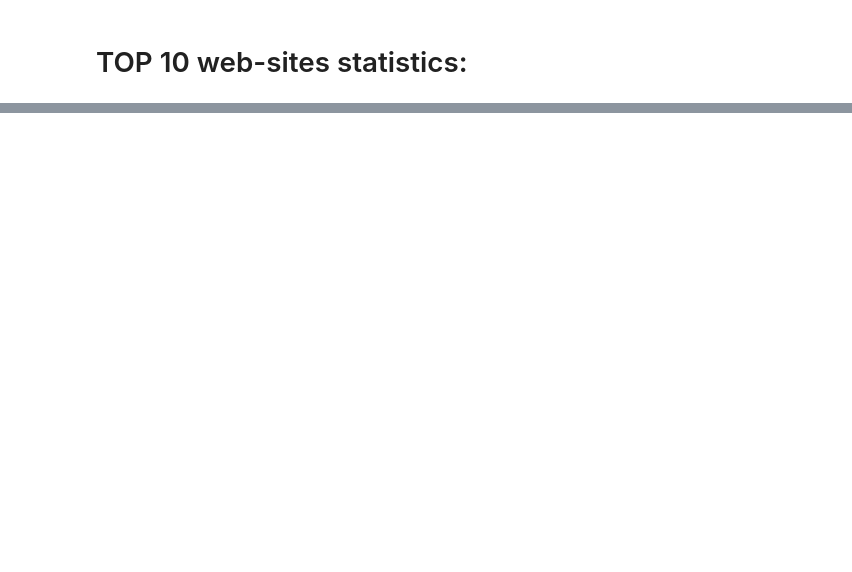
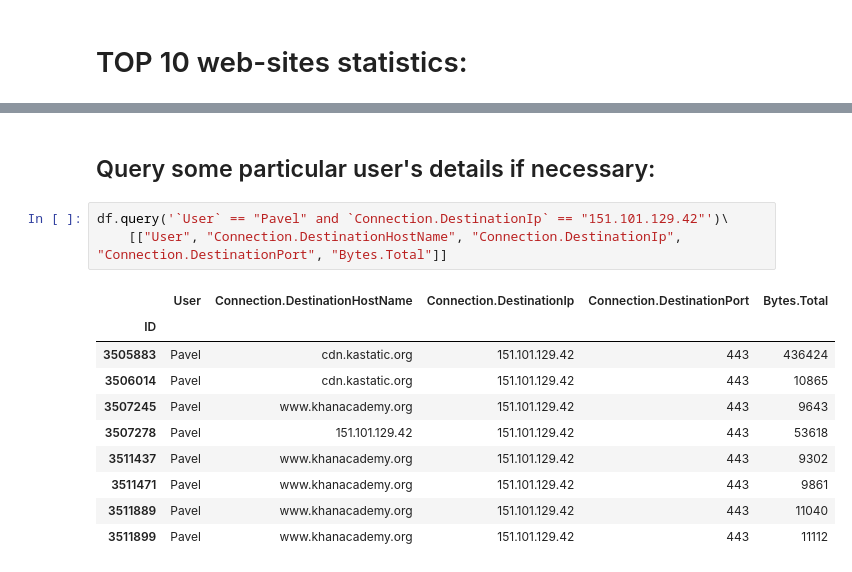
Before and after one commit to filkovsp/KerioLogParser, a Jupyter notebook: main.ipynb, the cells around one changed output, grey strips where cells are left out. Cells and saved outputs as stored; diff of their text form; blank space fills up the shorter version.

```diff
--- a/main.ipynb
+++ b/main.ipynb
@@ -117,0 +123,16 @@ plt.show()
+# %% [markdown]
+## Query some particular user's details if necessary:
+# %%
+df.query('`User` == "Pavel" and `Connection.DestinationIp` == "151.101.129.42"')\
+    [["User", "Connection.DestinationHostName", "Connection.DestinationIp", "Connection.DestinationPort", "Bytes.Total"]]
+# %% [output]
+|  | User | Connection.DestinationHostName | Connection.DestinationIp | Connection.DestinationPort | Bytes.Total |
+| ID |  |  |  |  |  |
+| 3505883 | Pavel | cdn.kastatic.org | 151.101.129.42 | 443 | 436424 |
+| 3506014 | Pavel | cdn.kastatic.org | 151.101.129.42 | 443 | 10865 |
+| 3507245 | Pavel | www.khanacademy.org | 151.101.129.42 | 443 | 9643 |
+| 3507278 | Pavel | 151.101.129.42 | 151.101.129.42 | 443 | 53618 |
+| 3511437 | Pavel | www.khanacademy.org | 151.101.129.42 | 443 | 9302 |
+| 3511471 | Pavel | www.khanacademy.org | 151.101.129.42 | 443 | 9861 |
+| 3511889 | Pavel | www.khanacademy.org | 151.101.129.42 | 443 | 11040 |
+| 3511899 | Pavel | www.khanacademy.org | 151.101.129.42 | 443 | 11112 |
```
Also changed, not shown: parts of 4 cells of this notebook, 4 other files.
